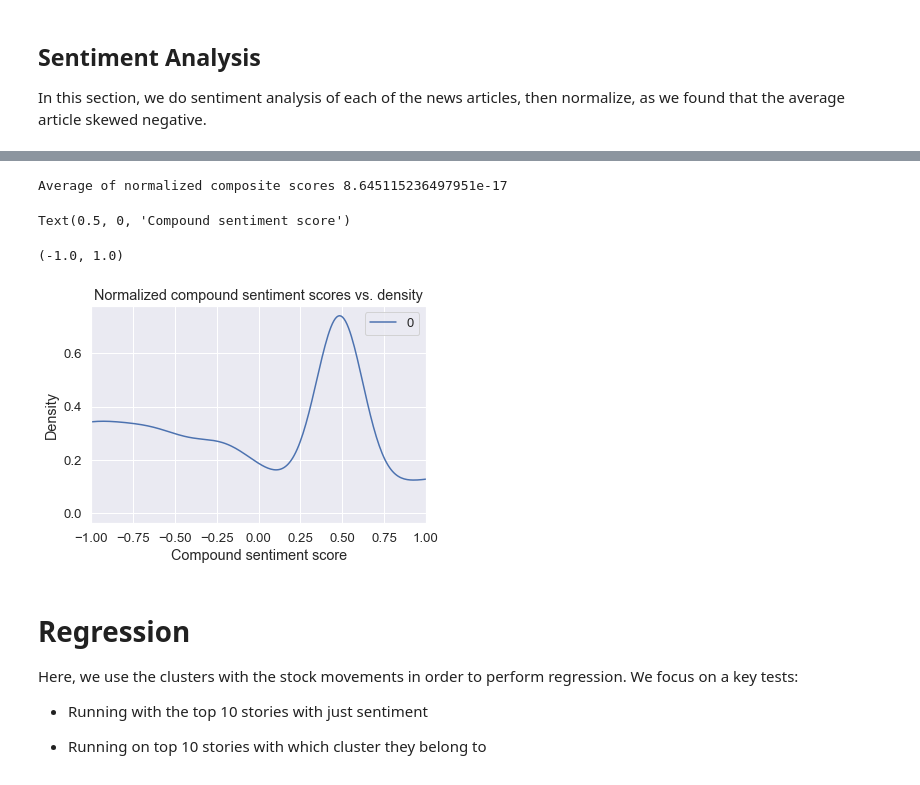
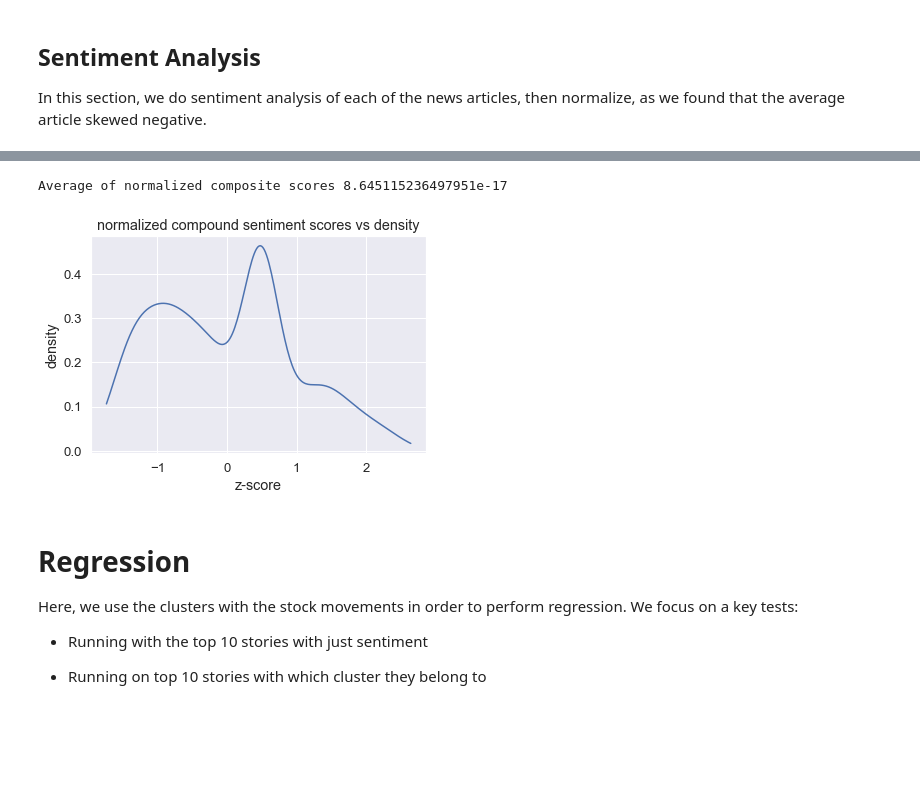
Before and after one commit to timothycobrien/mlproj, a Jupyter notebook: project.ipynb, the cells around one changed output, grey strips where cells are left out. Saved outputs shown, nothing was run; the diff lists cells and outputs as text; code cells hidden in the pictures; blank space fills up the shorter version.

```diff
--- a/project.ipynb
+++ b/project.ipynb
@@ -320,18 +301,26 @@ Text(0.5, 0, 'Compound sentiment score')
 # %%
 # Normalize compound sentiment
 from scipy import stats
+from scipy.stats import gaussian_kde
 normalizedCompList = stats.zscore(comp_list)
 
 # Sanity check
 print("Average of normalized composite scores {}".format(np.average(normalizedCompList)))
-compoundSentimentPlot = pd.DataFrame(normalizedCompList).plot(kind='density', title="Normalized compound sentiment scores vs. density")
-compoundSentimentPlot.set_xlabel("Compound sentiment score")
-compoundSentimentPlot.set_xlim(-1, 1)
+
+# Graph the normalized sentiment
+density = gaussian_kde(normalizedCompList)
+a_min, a_max = np.min(normalizedCompList), np.max(normalizedCompList)
+xs = np.linspace(a_min, a_max, 250)
+density.covariance_factor = lambda: .25
+density._compute_covariance()
+plt.plot(xs, density(xs))
+plt.title("normalized compound sentiment scores vs density")
+plt.ylabel("density")
+plt.xlabel("z-score")
+plt.show()
 # %% [output]
 Average of normalized composite scores 8.645115236497951e-17
-Text(0.5, 0, 'Compound sentiment score')
-(-1.0, 1.0)
-[figure, old version]
+[figure, new version]
 # %% [markdown]
 # Regression
 Here, we use the clusters with the stock movements in order to perform regression. We focus on a key tests:
```
Also changed, not shown: parts of 11 cells of this notebook.
